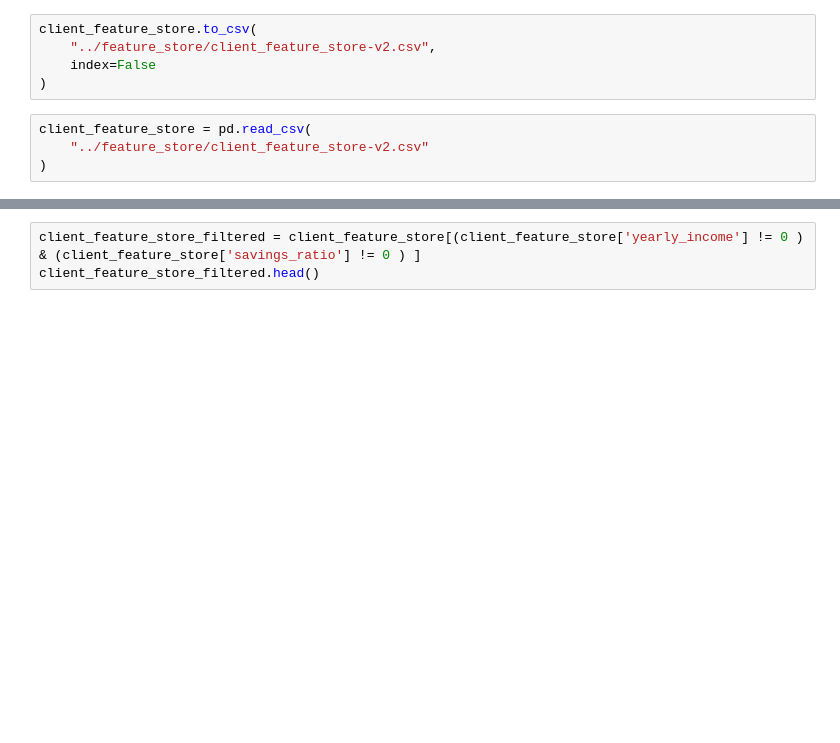
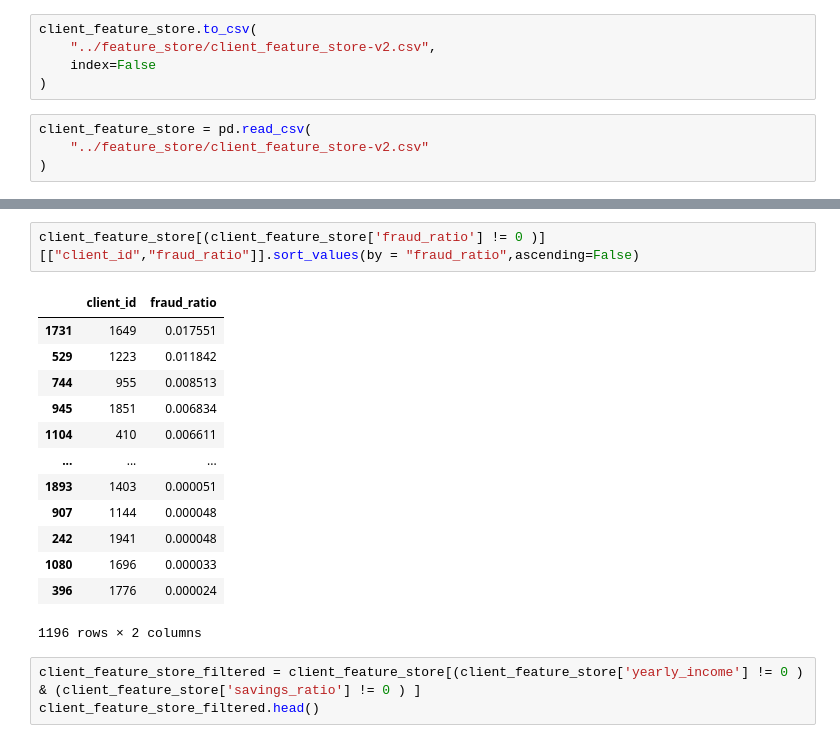
Before and after one commit to bernadethgrace/ai-customer-intelligence-dashboard, a Jupyter notebook: notebooks/client_feature_store v2.ipynb, the cells around one changed output, grey strips where cells are left out. Drawn from its saved outputs; the diff is of its cells as text; blank space fills up the shorter version.

Commit message:
modify fraud status, and take more samples of fraud

```diff
--- a/notebooks/client_feature_store v2.ipynb
+++ b/notebooks/client_feature_store v2.ipynb
@@ -1439,3 +1451,19 @@ client_feature_store = pd.read_csv(
+# %%
+client_feature_store[(client_feature_store['fraud_ratio'] != 0 )][["client_id","fraud_ratio"]].sort_values(by = "fraud_ratio",ascending=False)
+# %% [output]
+|  | client_id | fraud_ratio |
+| 1731 | 1649 | 0.017551 |
+| 529 | 1223 | 0.011842 |
+| 744 | 955 | 0.008513 |
+| 945 | 1851 | 0.006834 |
+| 1104 | 410 | 0.006611 |
+| ... | ... | ... |
+| 1893 | 1403 | 0.000051 |
+| 907 | 1144 | 0.000048 |
+| 242 | 1941 | 0.000048 |
+| 1080 | 1696 | 0.000033 |
+| 396 | 1776 | 0.000024 |
+1196 rows × 2 columns
 # %%
 client_feature_store_filtered = client_feature_store[(client_feature_store['yearly_income'] != 0 ) & (client_feature_store['savings_ratio'] != 0 ) ]
 client_feature_store_filtered.head()
```
Also changed, not shown: parts of 5 cells of this notebook, 3 other files.
